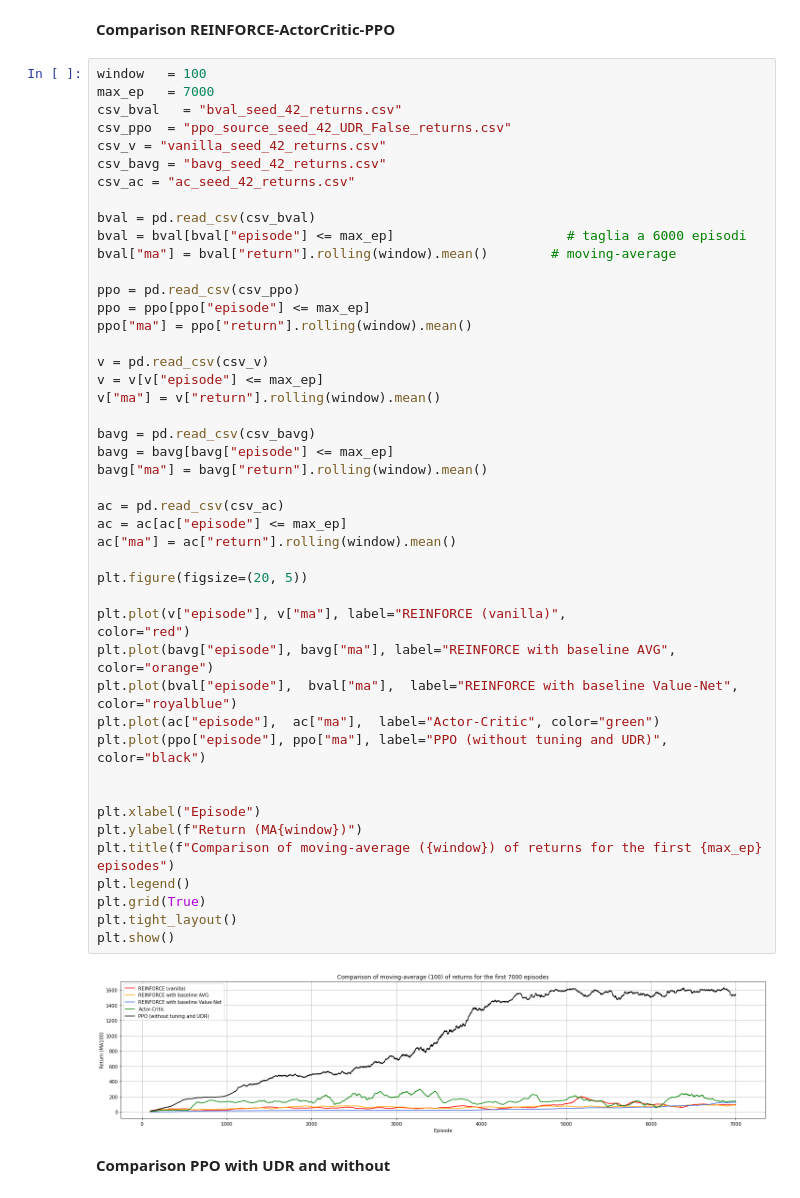
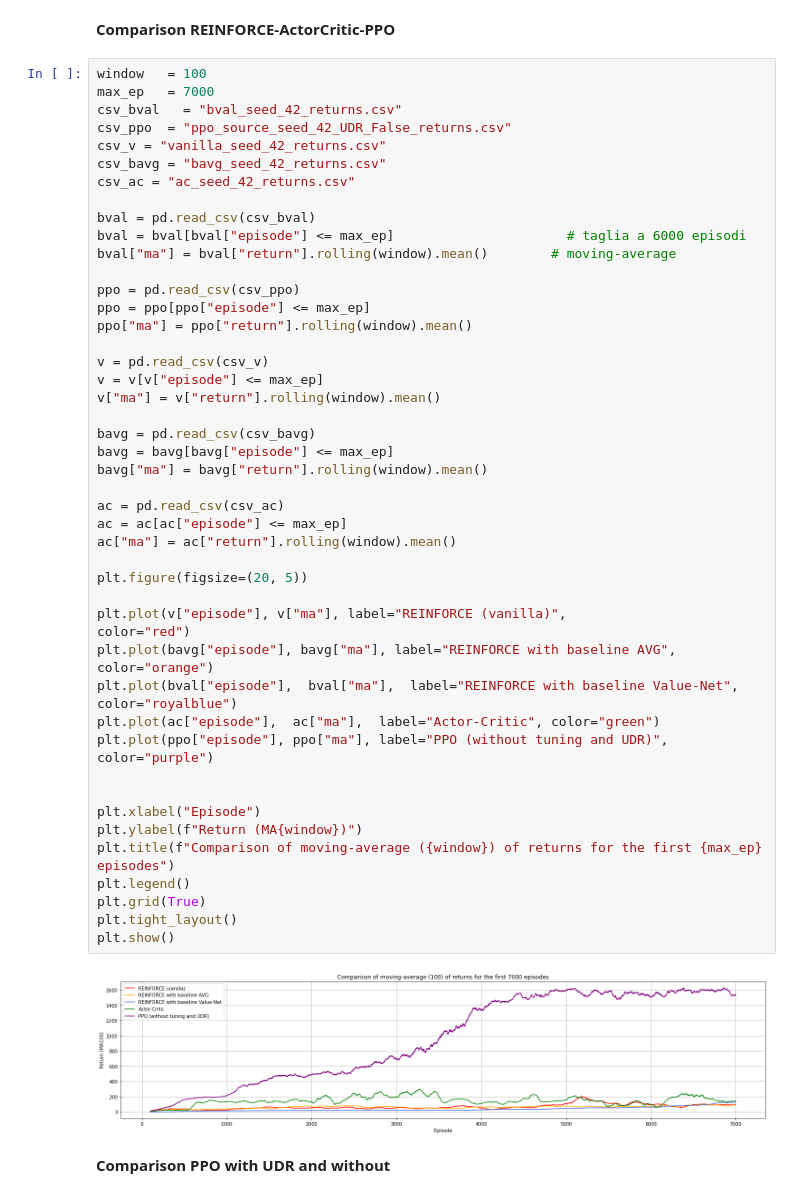
Before and after one commit to dalial89/rl_mldl_25, a Jupyter notebook: models_data/data_analysis.ipynb, the cells around one changed output. Cells and saved outputs as stored; diff of their text form.

```diff
--- a/models_data/data_analysis.ipynb
+++ b/models_data/data_analysis.ipynb
@@ -211,35 +211,35 @@ ppo = ppo[ppo["episode"] <= max_ep]
 ppo["ma"] = ppo["return"].rolling(window).mean()
 
 v = pd.read_csv(csv_v)
 v = v[v["episode"] <= max_ep]
 v["ma"] = v["return"].rolling(window).mean()
 
 bavg = pd.read_csv(csv_bavg)
 bavg = bavg[bavg["episode"] <= max_ep]
 bavg["ma"] = bavg["return"].rolling(window).mean()
 
 ac = pd.read_csv(csv_ac)
 ac = ac[ac["episode"] <= max_ep]
 ac["ma"] = ac["return"].rolling(window).mean()
 
 plt.figure(figsize=(20, 5))
 
 plt.plot(v["episode"], v["ma"], label="REINFORCE (vanilla)",                color="red")
 plt.plot(bavg["episode"], bavg["ma"], label="REINFORCE with baseline AVG",                color="orange")
 plt.plot(bval["episode"],  bval["ma"],  label="REINFORCE with baseline Value-Net", color="royalblue")
 plt.plot(ac["episode"],  ac["ma"],  label="Actor-Critic", color="green")
-plt.plot(ppo["episode"], ppo["ma"], label="PPO (without tuning and UDR)",                color="black")
+plt.plot(ppo["episode"], ppo["ma"], label="PPO (without tuning and UDR)",                color="purple")
 
 
 plt.xlabel("Episode")
 plt.ylabel(f"Return (MA{window})")
 plt.title(f"Comparison of moving-average ({window}) of returns for the first {max_ep} episodes")
 plt.legend()
 plt.grid(True)
 plt.tight_layout()
 plt.show()
 # %% [output]
-[figure, old version]
+[figure, new version]
 # %% [markdown]
 **Comparison PPO with UDR and without**
 # %% [markdown]
```
Also changed, not shown: parts of 1 cell of this notebook, 5 other files.
